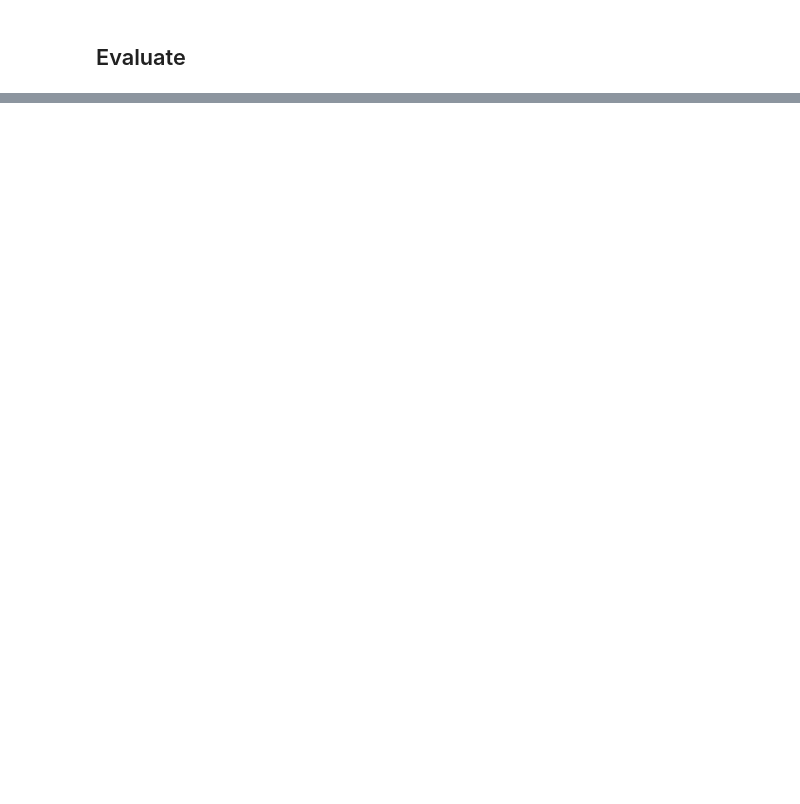
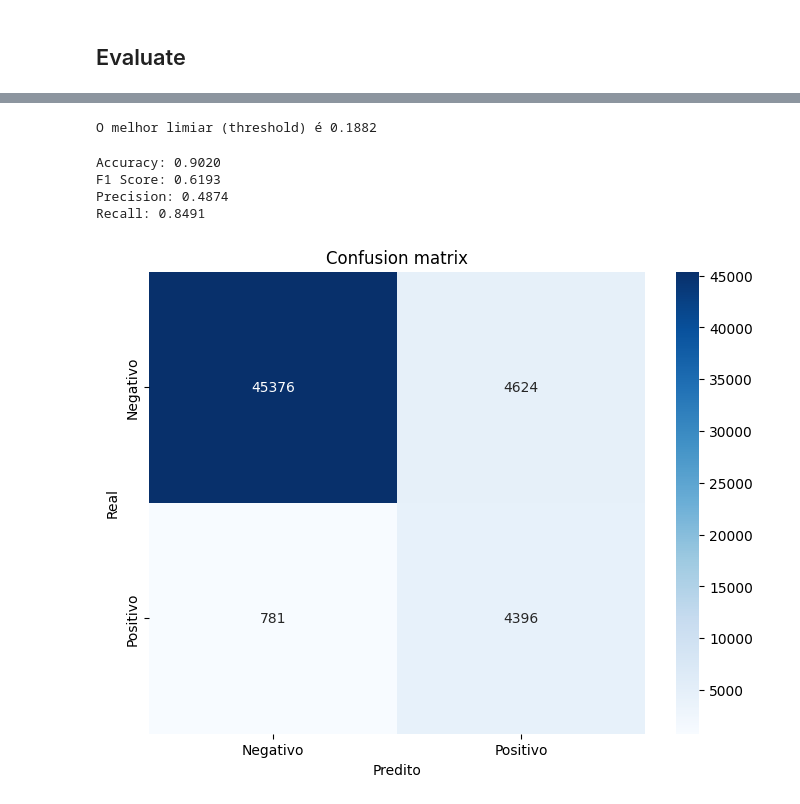
Before and after one commit to fernandocfbf/anti-money-laundering-analysis, a Jupyter notebook: machine_learning_for_transactions.ipynb, the cells around one changed output, grey strips where cells are left out. Drawn from its saved outputs; the diff is of its cells as text; code cells hidden in the pictures; blank space fills up the shorter version.

```diff
--- a/machine_learning_for_transactions.ipynb
+++ b/machine_learning_for_transactions.ipynb
@@ -295,0 +270,36 @@ plt.show()
+# %%
+distances = np.sqrt(fpr**2 + (1 - tpr)**2)
+best_threshold_idx = np.argmin(distances)
+best_threshold = thresholds[best_threshold_idx]
+print(f'O melhor limiar (threshold) é {best_threshold:.4f}')
+# %% [output]
+O melhor limiar (threshold) é 0.1882
+# %%
+y_pred_adjusted = (y_pred_prob >= best_threshold).astype(int)
+# %%
+acc = accuracy_score(y, y_pred_adjusted)
+print(f'Accuracy: {acc:.4f}')
+
+f1 = f1_score(y, y_pred_adjusted)
+print(f'F1 Score: {f1:.4f}')
+
+precision = precision_score(y, y_pred_adjusted)
+print(f'Precision: {precision:.4f}')
+
+recall = recall_score(y, y_pred_adjusted)
+print(f'Recall: {recall:.4f}')
+# %% [output]
+Accuracy: 0.9020
+F1 Score: 0.6193
+Precision: 0.4874
+Recall: 0.8491
+# %%
+cm = confusion_matrix(y, y_pred_adjusted)
+plt.figure(figsize=(8, 6))
+sns.heatmap(cm, annot=True, fmt='d', cmap='Blues', xticklabels=['Negativo', 'Positivo'], yticklabels=['Negativo', 'Positivo'])
+plt.title('Confusion matrix')
+plt.xlabel('Predito')
+plt.ylabel('Real')
+plt.show()
+# %% [output]
+[figure, added]
```
Also changed, not shown: parts of 26 cells of this notebook.
